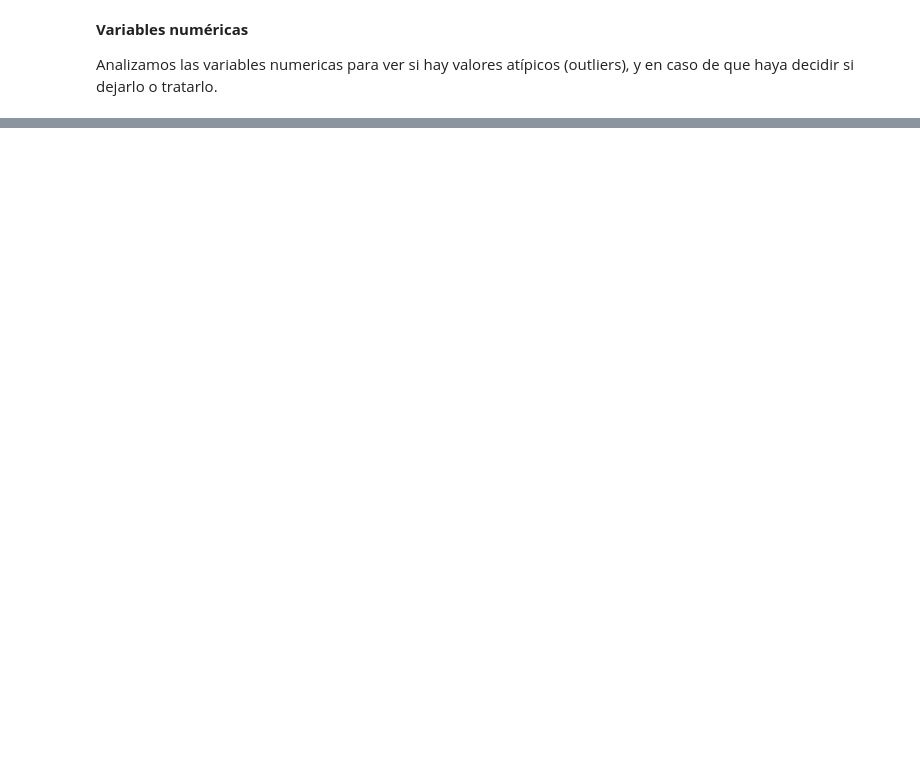
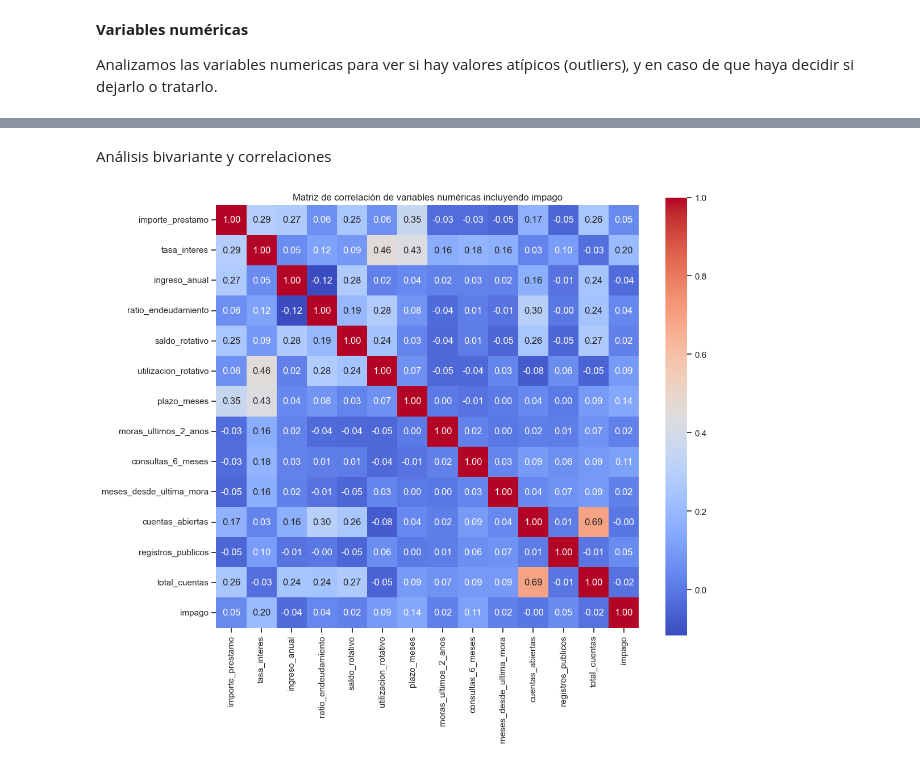
Before and after one commit to Jxweyy/CUNEF__PROYECTO_APRENDIZAJE_AUTOMATICO, a Jupyter notebook: 00_EDA.ipynb, the cells around one changed output, grey strips where cells are left out. Cells and saved outputs as stored; diff of their text form; code cells hidden in the pictures; blank space fills up the shorter version.

Commit message:
Reduccion de dimensionalidad y correlacion

```diff
--- a/00_EDA.ipynb
+++ b/00_EDA.ipynb
@@ -487,0 +563,13 @@ plt.show()
+# %% [markdown]
+Análisis bivariante y correlaciones
+# %%
+numericas = numericas_continuas + numericas_discretas
+
+# Incluimos impago
+corr_matrix_target = df[numericas + ["impago"]].corr()
+plt.figure(figsize=(12, 10))
+sns.heatmap(corr_matrix_target, annot=True, cmap="coolwarm", fmt=".2f", square=True)
+plt.title("Matriz de correlación de variables numéricas incluyendo impago")
+plt.show()
+# %% [output]
+[figure, added]
```
Also changed, not shown: parts of 12 cells of this notebook.
